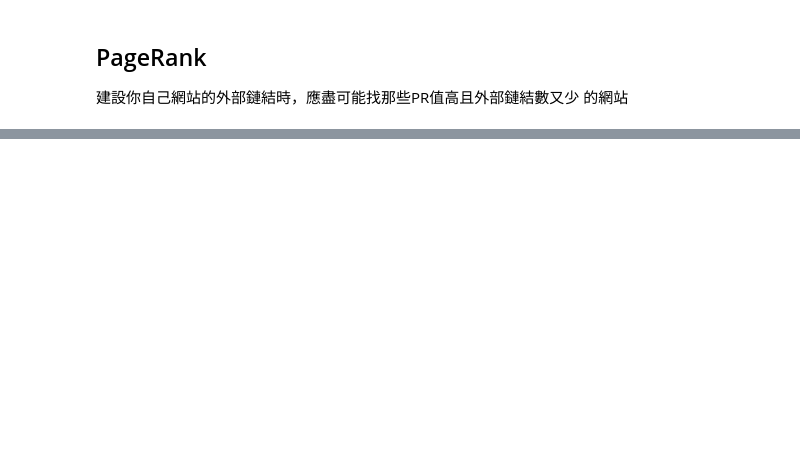
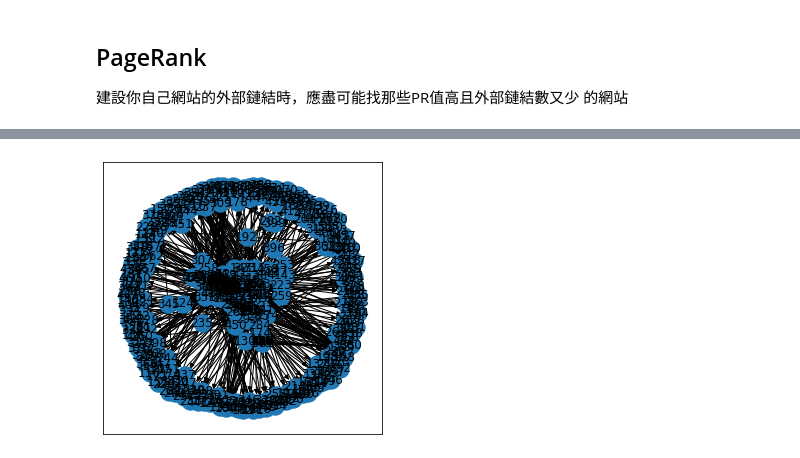
Before and after one commit to luben3485/Data-mining-link-analysis, a Jupyter notebook: main.ipynb, the cells around one changed output, grey strips where cells are left out. Cells and saved outputs as stored; diff of their text form; code cells hidden in the pictures; blank space fills up the shorter version.

```diff
--- a/main.ipynb
+++ b/main.ipynb
@@ -297,0 +302,25 @@ for i in range(1,7):
+# %%
+links = []
+with open('project3dataset/graph_5.txt', 'r') as f:
+    for line in f.readlines():
+        link = eval('('+line.strip()+')')
+        links.append(link)
+
+G=nx.DiGraph()
+G.add_edges_from(links)
+try:
+    hubs, authorities = nx.hits(G,  normalized = True)
+    pr = nx.pagerank(G, alpha=0.15)
+except:
+    print("Unexpected error:", sys.exc_info()[0])
+
+key = 47
+print("Graph 5:")
+print("Hub Scores: ", hubs[key])
+print("-"*100)
+print("Authority Scores: ", authorities[key])
+print("-"*100)
+print("PageRank value: ", pr[key])
+print("="*100)
+    #plt.figure(figsize =(5, 5))
+    #nx.draw_networkx(G, with_labels = True)
@@ -297,0 +335,12 @@ for i in range(1,7):
+# %%
+links = []
+with open('project3dataset/data.txt', 'r') as f:
+    for line in f.readlines():
+        link = eval(','.join(line.strip().split(' ')))
+        links.append(link)
+G.add_edges_from(links)
+
+plt.figure(figsize =(5, 5))
+nx.draw_networkx(G, with_labels = True)
+# %% [output]
+[figure, added]
```
Also changed, not shown: parts of 8 cells of this notebook, 2 other files.
